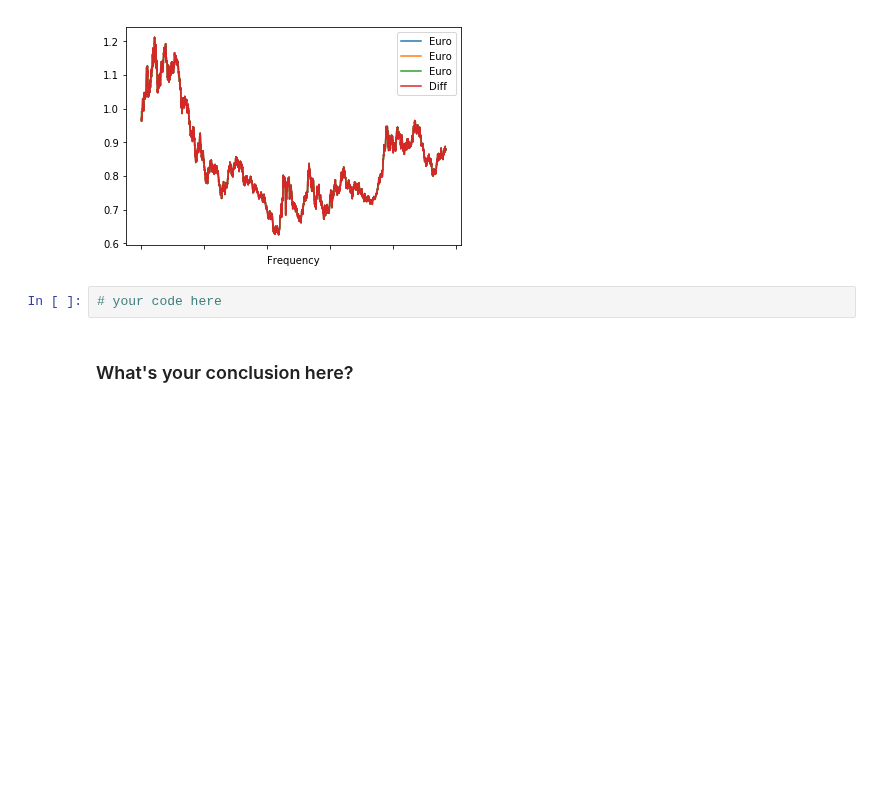
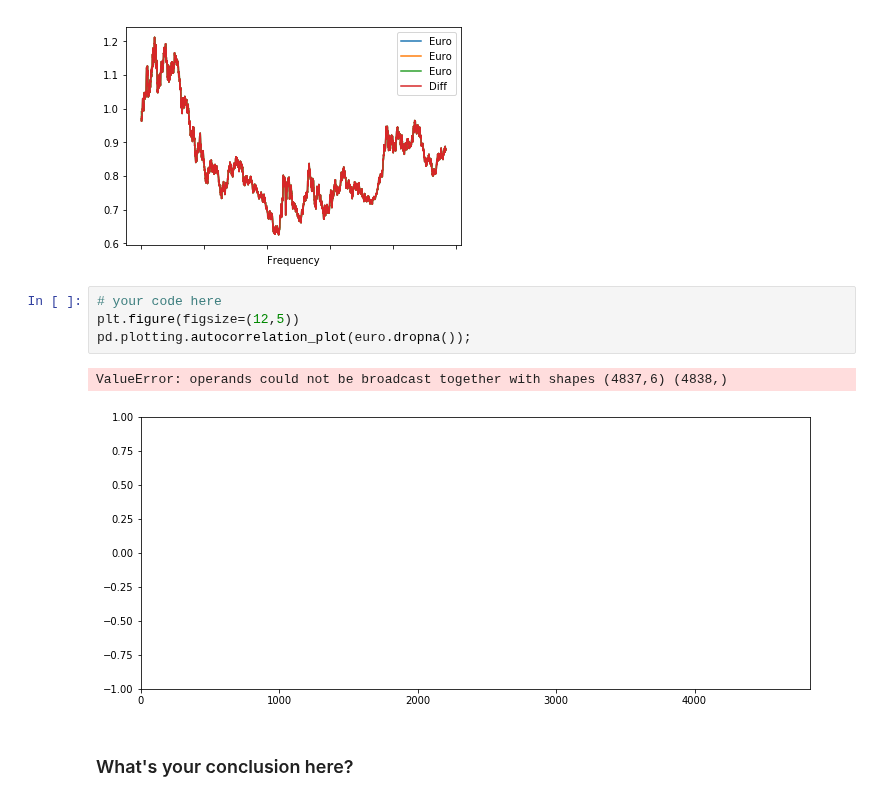
Before and after one commit to justinlee3/dsc-enterprise-hsbc-autocorrelation-in-time-series-lab-hsbc-ds-081319, a Jupyter notebook: index.ipynb, the cells around one changed output. Cells and saved outputs as stored; diff of their text form; blank space fills up the shorter version.

```diff
--- a/index.ipynb
+++ b/index.ipynb
@@ -101,8 +101,13 @@ euro.plot()
 # %% [output]
 <matplotlib.axes._subplots.AxesSubplot at 0x...>
 [figure]
-# %%
-# your code here
+# %%
+# your code here
+plt.figure(figsize=(12,5))
+pd.plotting.autocorrelation_plot(euro.dropna());
+# %% [output]
+ValueError: operands could not be broadcast together with shapes (4837,6) (4838,)
+[figure, added]
 # %% [markdown]
 ### What's your conclusion here?
 # %% [markdown]
```
